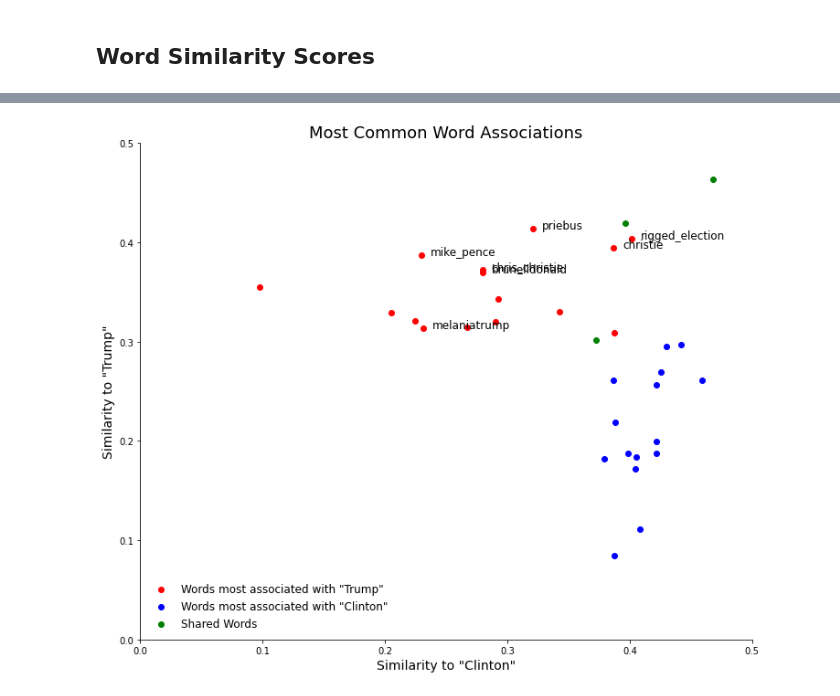
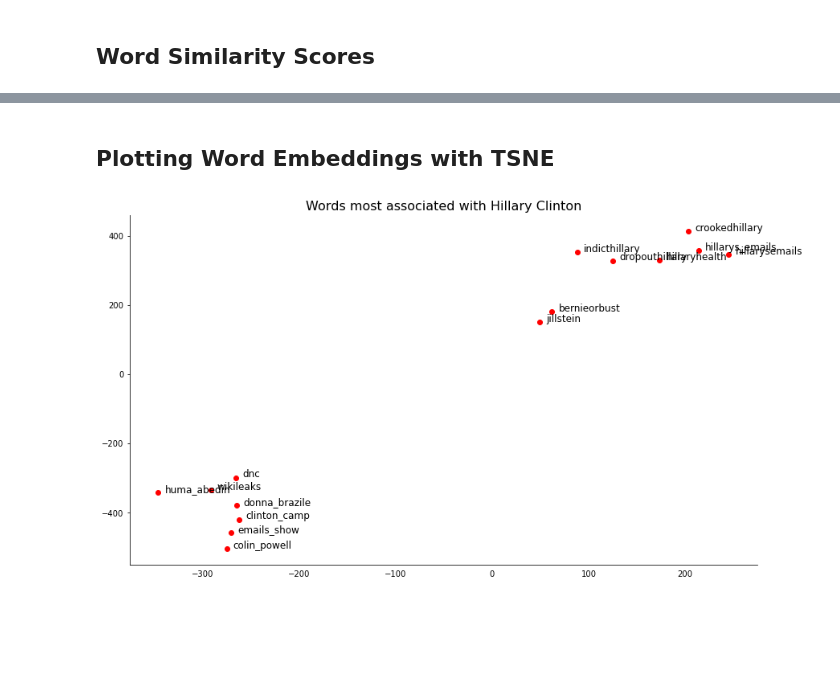
Before and after one commit to scrapfishies/russian-troll-tweets-nlp, a Jupyter notebook: modeling/w2v_modeling.ipynb, the cells around one changed output, grey strips where cells are left out. Cells and saved outputs as stored; diff of their text form; code cells hidden in the pictures; blank space fills up the shorter version.

Commit message:
modeling, modeling and modeling

```diff
--- a/modeling/w2v_modeling.ipynb
+++ b/modeling/w2v_modeling.ipynb
@@ -32,6 +39,7 @@ dt = ['donald', 'trump', 'donald_trump']
 # %%
-num_words = 25
+num_words = 19
 
 top_hc = model.wv.most_similar(positive=hc, topn=num_words)
-top_hc
+
+word_scores(top_hc)
 # %% [output]
@@ -78,4 +86,4 @@ top_dt
 # %%
 words_to_exclude = ['hillary_clinton','clinton', 'hillary','trump','donald_trump',
-                    'real_donald', 'him', 'he', 'she', 'her', 'trumps', 'hillarys']
+                    'real_donald', 'him', 'he', 'she', 'her', 'trumps', 'hillarys', 'trum']
 # %%
@@ -207,32 +197,37 @@ sns.despine()
-# %%
-plt.figure(figsize=(12,10))
-
-# HC words
-plt.scatter(dt_words_hc_scores, dt_words_dt_scores, color='r',
-            label='Words most associated with "Trump"')
-
-# DT Words
-plt.scatter(hc_words_hc_scores, hc_words_dt_scores, color='b',
-            label='Words most associated with "Clinton"')
-
-# Shared Words
-plt.scatter(shared_score_hc, shared_score_dt, color='g', label='Shared Words')
-
-# Point annotations
-annotate_points(dt_words_hc_scores[:len(just_dt_words)//2],
-                dt_words_dt_scores[:len(just_dt_words)//2],
-                just_dt_words[:len(just_dt_words)//2]
-               )
-#annotate_points(hc_words_hc_scores, hc_words_dt_scores, just_hc_words)
-#annotate_points(shared_score_hc, shared_score_dt, shared_words)
-
-# figure formatting
-plt.xlabel('Similarity to "Clinton"', fontsize=14)
-plt.ylabel('Similarity to "Trump"',fontsize=14)
-plt.title('Most Common Word Associations', fontsize=18)
-plt.xlim(0, 0.5)
-plt.ylim(0, 0.5)
-plt.legend(loc='lower left', frameon=False, fontsize=12)
-sns.despine()
-# %% [output]
-[figure, removed]
+# %% [markdown]
+## Plotting Word Embeddings with TSNE
+# %%
+def tnse_plots(word_lists,
+               colors=['red', 'blue'],
+               title='TNSE Scatterplot',
+               point_labels=True):
+
+    plt.figure(figsize=(14, 8))
+    plt.title(title, fontsize=16)
+    sns.despine()
+
+    i = 0
+
+    for word_list in word_lists:
+        wvs = model.wv[word_list]
+        labels = word_list
+
+        tsne = TSNE(n_components=2, random_state=0, n_iter=10000, perplexity=2)
+        np.set_printoptions(suppress=True)
+        T = tsne.fit_transform(wvs)
+
+        plt.scatter(T[:, 0], T[:, 1], c=colors[i])
+
+        if point_labels == True:
+            for label, x, y in zip(labels, T[:, 0], T[:, 1]):
+                plt.annotate(label, xy=(x+1, y+1),
+                             xytext=(7, 0), textcoords='offset points',
+                             fontsize=12)
+
+        i += 1
+# %%
+tnse_plots([hc_words], colors=['red'],
+           title='Words most associated with Hillary Clinton',
+          )
+# %% [output]
+[figure, added]
```
Also changed, not shown: parts of 20 cells of this notebook, 12 other files.
